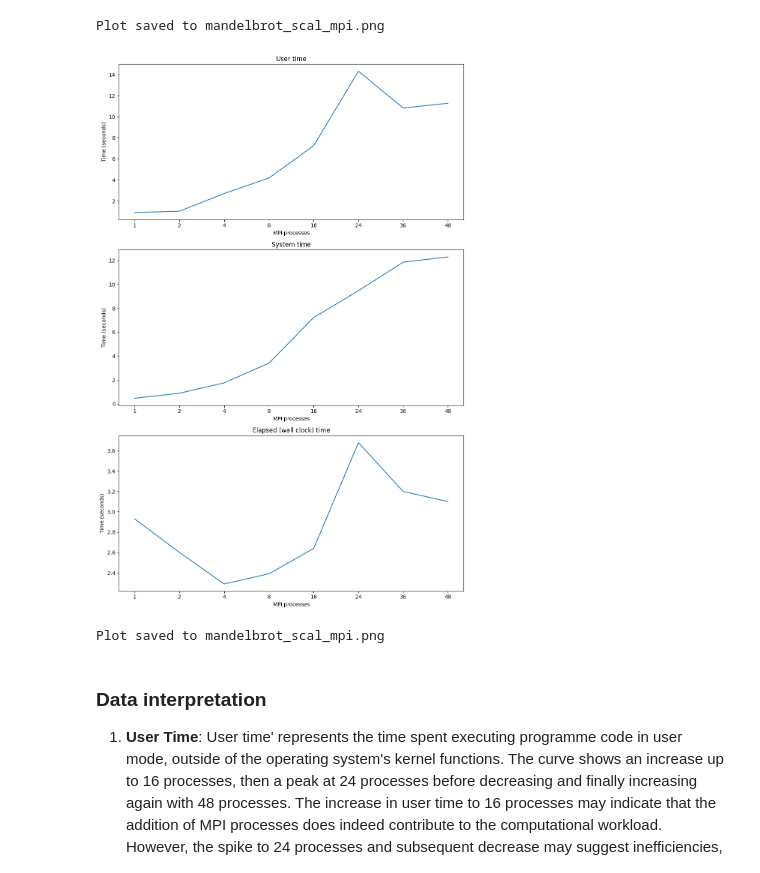
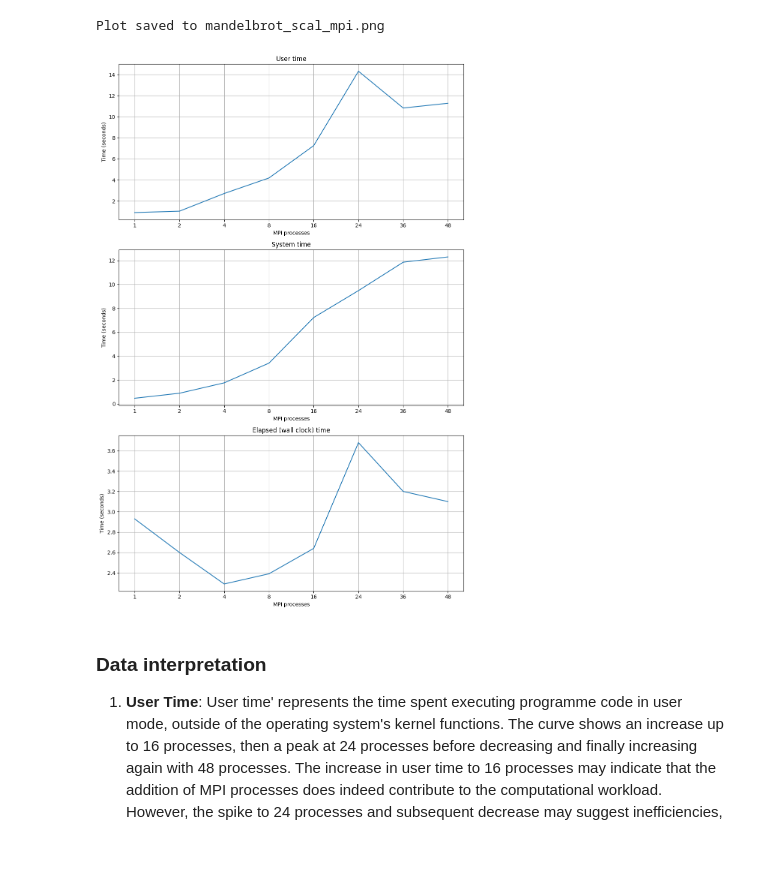
Before and after one commit to abandrea/HPC, a Jupyter notebook: exercise_2/project_2/scal_mpi/scal_mpi.ipynb, the cells around one changed output. Saved outputs shown, nothing was run; the diff lists cells and outputs as text; code cells hidden in the pictures.

```diff
--- a/exercise_2/project_2/scal_mpi/scal_mpi.ipynb
+++ b/exercise_2/project_2/scal_mpi/scal_mpi.ipynb
@@ -149,38 +149,38 @@ ax[0].plot(['1', '2', '4', '8', '16', '24', '36', '48'],
            data_16['User time (seconds)'].mean(), data_24['User time (seconds)'].mean(),
            data_36['User time (seconds)'].mean(), data_64['User time (seconds)'].mean()],
           label='User time')
 ax[0].set_title('User time')
 ax[0].set_xlabel('MPI processes')
 ax[0].set_ylabel('Time (seconds)')
+ax[0].grid(True)
 
 ax[1].plot(['1', '2', '4', '8', '16', '24', '36', '48'],
           [data_1['System time (seconds)'].mean(), data_2['System time (seconds)'].mean(),
            data_4['System time (seconds)'].mean(), data_8['System time (seconds)'].mean(),
            data_16['System time (seconds)'].mean(), data_24['System time (seconds)'].mean(),
            data_36['System time (seconds)'].mean(), data_64['System time (seconds)'].mean()],
           label='System time')
 ax[1].set_title('System time')
 ax[1].set_xlabel('MPI processes')
 ax[1].set_ylabel('Time (seconds)')
+ax[1].grid(True)
 
 ax[2].plot(['1', '2', '4', '8', '16', '24', '36', '48'],
           [data_1['Elapsed (wall clock) time (hmmss or mss)'].mean(), data_2['Elapsed (wall clock) time (hmmss or mss)'].mean(),
            data_4['Elapsed (wall clock) time (hmmss or mss)'].mean(), data_8['Elapsed (wall clock) time (hmmss or mss)'].mean(),
            data_16['Elapsed (wall clock) time (hmmss or mss)'].mean(), data_24['Elapsed (wall clock) time (hmmss or mss)'].mean(),
            data_36['Elapsed (wall clock) time (hmmss or mss)'].mean(), data_64['Elapsed (wall clock) time (hmmss or mss)'].mean()],
           label='Elapsed (wall clock) time')
 ax[2].set_title('Elapsed (wall clock) time')
 ax[2].set_xlabel('MPI processes')
 ax[2].set_ylabel('Time (seconds)')
+ax[2].grid(True)
 
 plt.tight_layout()
-plt.savefig('mandelbrot_scal_mpi.png')
+# plt.savefig('mandelbrot_scal_mpi.png')
 plt.show()
-
-print('Plot saved to mandelbrot_scal_mpi.png')
 # %% [output]
-[figure, old version]
+[figure, new version]
-Plot saved to mandelbrot_scal_mpi.png
 # %% [markdown]
 ### Data interpretation
 
```
Also changed, not shown: parts of 2 cells of this notebook, 1 other file.
